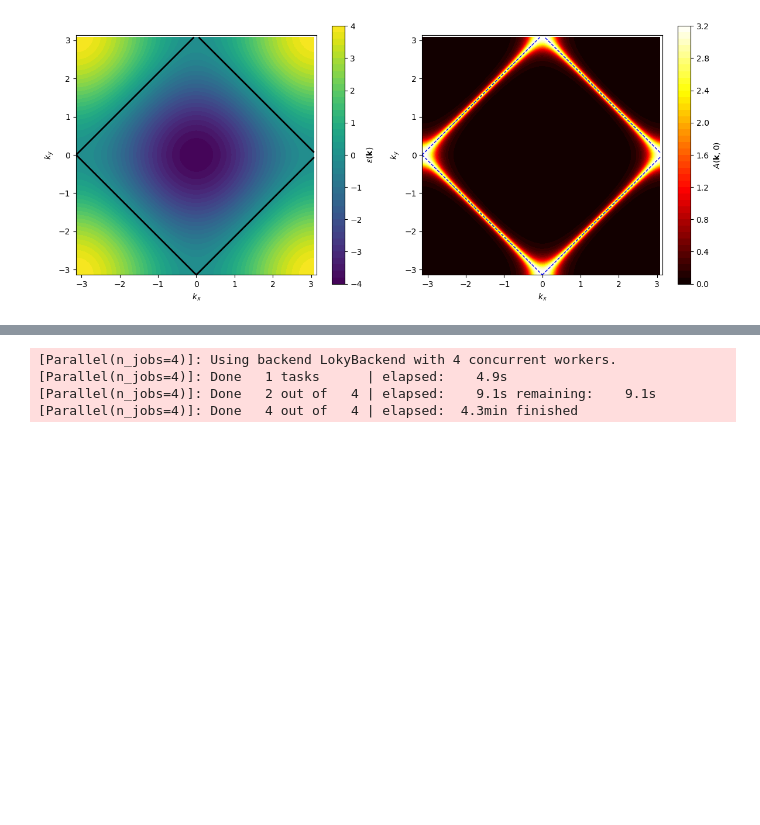
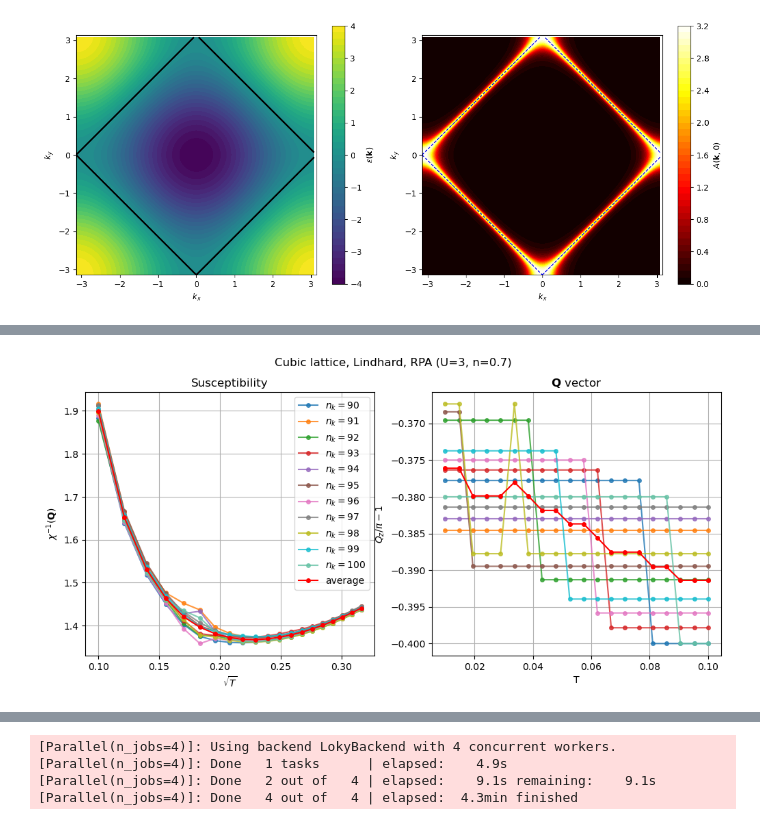
Before and after one commit to cctort/quantum_criticality, a Jupyter notebook: chi_rpa_disorder.ipynb, the cells around one changed output, grey strips where cells are left out. Cells and saved outputs as stored; diff of their text form; code cells hidden in the pictures; blank space fills up the shorter version.

```diff
--- a/chi_rpa_disorder.ipynb
+++ b/chi_rpa_disorder.ipynb
@@ -69,3 +69,30 @@ plt.show()
 # %% [output]
 Gamma =  0.1
 [figure]
+# %%
+U = 3
+n = 0.7
+T_list = np.linspace(0.01, 0.1, 20)
+par_dict = {'U': U, 'n': n, 'T': T_list}
+title = f'Cubic lattice, Lindhard, RPA (U={U}, n={n})'
+
+Gamma = 0.1
+nk_list = list(range(90, 101, 1))
+sweep_dict = [{'par_dict': par_dict, 'nk': nk, 'fit': True, 'S_iwk_list': -1.j*Gamma, 'n_iw': 128, 'method': 'matsubara_fft'} for nk in nk_list]
+results_list = sweep_parallel(sweep_chirpa, sweep_dict, n_jobs=11)
+
+results_avg = results_list[-1].copy()
+results_avg['invchi'] = sum([results['invchi'] for results in results_list])/len(results_list)
+results_avg['Q'] = sum([results['Q'] for results in results_list])/len(results_list)
+
+fig = None
+for results in results_list:
+    nk = results['nk']
+    fig, fit = pcut_chi(results, 'T', plot_Q=(0,0,1), x_exp=0.5,
+                        title=title, label=f'$n_k={nk}$', figure=fig, alpha=0.8)
+
+fig, _ = pcut_chi(results_avg, 'T', plot_Q=(0,0,1), fit=False, x_exp=0.5,
+                    title=title, label=f'average', figure=fig, color='red')
+
+plt.show()
+# %% [output]
@@ -71,0 +105 @@ Gamma =  0.1
+[figure, added]
```
Also changed, not shown: parts of 4 cells of this notebook, 3 other files.
